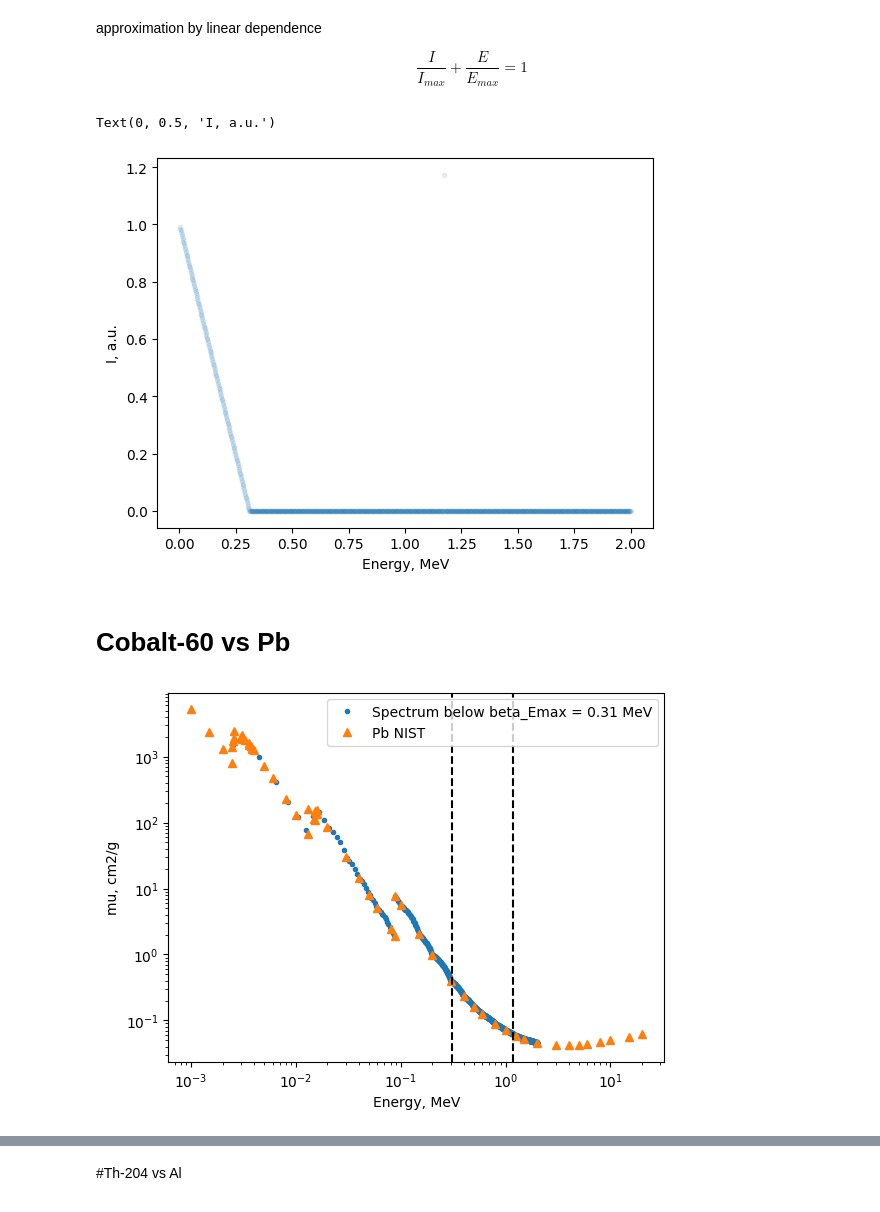
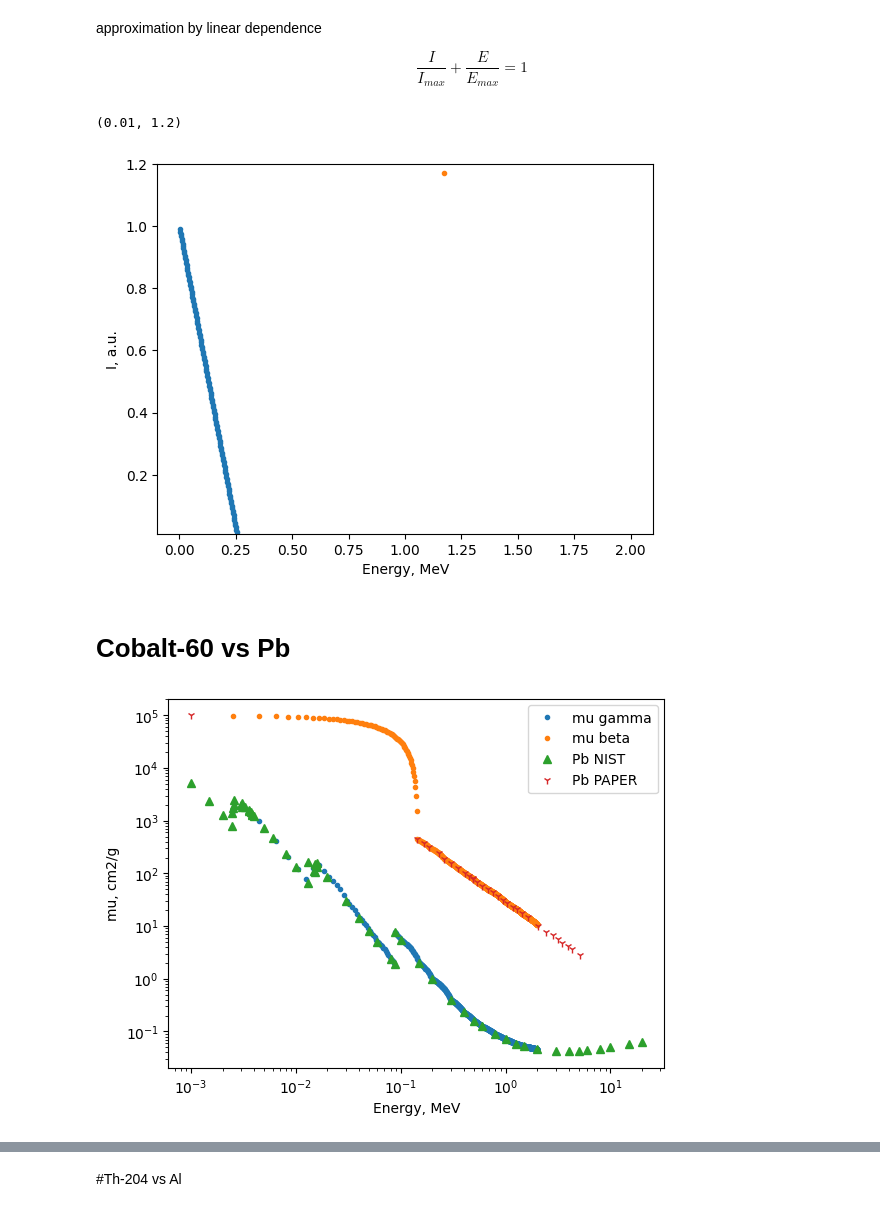
Before and after one commit to evgeny-kolonsky/Lab4, a Jupyter notebook: NU/Attenuation_model.ipynb, the cells around one changed output, grey strips where cells are left out. Saved outputs shown, nothing was run; the diff lists cells and outputs as text; code cells hidden in the pictures.

```diff
--- a/NU/Attenuation_model.ipynb
+++ b/NU/Attenuation_model.ipynb
@@ -184,9 +281,9 @@ get_Emu('Pb');
 # %%
 # prompt: find interval of E to which energy belongs
 
-def mu_interpolate(energy, material):
+def mu_interpolate(energy, material, decaytype ):
   ans = []
-  E_, mu_ = get_Emu(material)
+  E_, mu_ = get_Emu(material, decaytype)
   for en in energy:
     for i in range(len(E_) - 1):
       if en < E_[i+1] and en >= E_[i]:
@@ -199,12 +296,11 @@ def mu_interpolate(energy, material):
 
 
 # Example usage
-get_Emu('Al')
+get_Emu('Al', 'beta')
 energy_value = 0.7  # Replace with the desired energy value
 material_name = 'Al' # Replace with material name
 
-ans = mu_interpolate([energy_value], material_name)
-print(ans)
+print( mu_interpolate([0.762], material='Al',decaytype='beta') )
 
-mu_interpolate(np.array([ 2e-3, 0.763]), material='Al')
+print( mu_interpolate(np.array([ 0.762]), material='Pb', decaytype='beta') )
 # %% [output]
@@ -255,8 +351,9 @@ def zero_spectrum():
   return I
 
 def beta_spectrum(Emax):
+  shrink = 1.2
   I  = zero_spectrum()
-  I =  (1 - Espace / Emax)
+  I =  (1 - Espace / (Emax / shrink))
   I[I < 0] = 0
   return I
 
@@ -270,48 +367,55 @@ def gamma_spectrum(Energy):
 
 beta_Emax = 0.31
 gamma_Energy = 1.173
-I = beta_spectrum(beta_Emax) + gamma_spectrum(gamma_Energy)
-plt.plot(Espace, I, '.', alpha=0.1)
+plt.plot(Espace, beta_spectrum(beta_Emax), '.')
+plt.plot(Espace, gamma_spectrum(gamma_Energy), '.')
 plt.xlabel('Energy, MeV')
 plt.ylabel('I, a.u.')
+plt.ylim(0.01, 1.2)
 #plt.xscale('log')
 #plt.yscale('log')
 # %% [output]
-Text(0, 0.5, 'I, a.u.')
+(0.01, 1.2)
-[figure, old version]
+[figure, new version]
 # %% [markdown]
 # Cobalt-60 vs Pb
 # %%
 # Cobalt-60
 beta_Emax = 0.31 # MeV, Cobalt-60 beta-decay maximum
 gamma_Energy = 1.173 # # MeV, Cobalt-60 gamma-decay
 
 material = 'Pb'
 depth_max = 1.75 #cm
 rho = 11.35 # g/cm3
 
 I0 = zero_spectrum()
-#I0 += beta_spectrum(beta_Emax)
-I0 += gamma_spectrum(gamma_Energy)
+I0_beta = beta_spectrum(beta_Emax)
+I0 += gamma_spectrum(1.173)
+I0 += gamma_spectrum(1.332)
 I0 /= np.sum(I0)
+I0_beta /= np.sum(I0_beta)
 
 
-mu_spectrum = mu_interpolate(Espace, material=material)
-plt.plot(Espace, mu_spectrum, '.', label=f'Spectrum below {beta_Emax = } MeV')
+mu_spectrum_gamma = mu_interpolate(Espace, material=material, decaytype='gamma')
+mu_spectrum_beta = mu_interpolate(Espace, material=material, decaytype='beta')
+plt.plot(Espace, mu_spectrum_gamma, '.', label=f'mu gamma')
+plt.plot(Espace, mu_spectrum_beta, '.', label=f'mu beta')
 
 # Reference data
-E, mu = get_Emu(material)
-plt.plot(E, mu, '^', label=f'{material} NIST')
+E, mu_gamma = get_Emu(material, 'gamma')
+plt.plot(E, mu_gamma, '^', label=f'{material} NIST')
+E, mu_beta = get_Emu(material, 'beta')
+plt.plot(E, mu_beta, '1', label=f'{material} PAPER')
 
 plt.xlabel('Energy, MeV')
 plt.ylabel('mu, cm2/g')
 plt.legend()
 
-plt.axvline(beta_Emax, ymin=0, ymax=1, color='k', linestyle='--')
-plt.axvline(gamma_Energy, ymin=0, ymax=1, color='k', linestyle='--')
+#plt.axvline(beta_Emax, ymin=0, ymax=1, color='k', linestyle='--')
+#plt.axvline(gamma_Energy, ymin=0, ymax=1, color='k', linestyle='--')
 plt.xscale('log')
 plt.yscale('log')
 # %% [output]
-[figure, old version]
+[figure, new version]
 # %%
 for depth in np.linspace(0, depth_max, 4):
```
Also changed, not shown: parts of 15 cells of this notebook.
